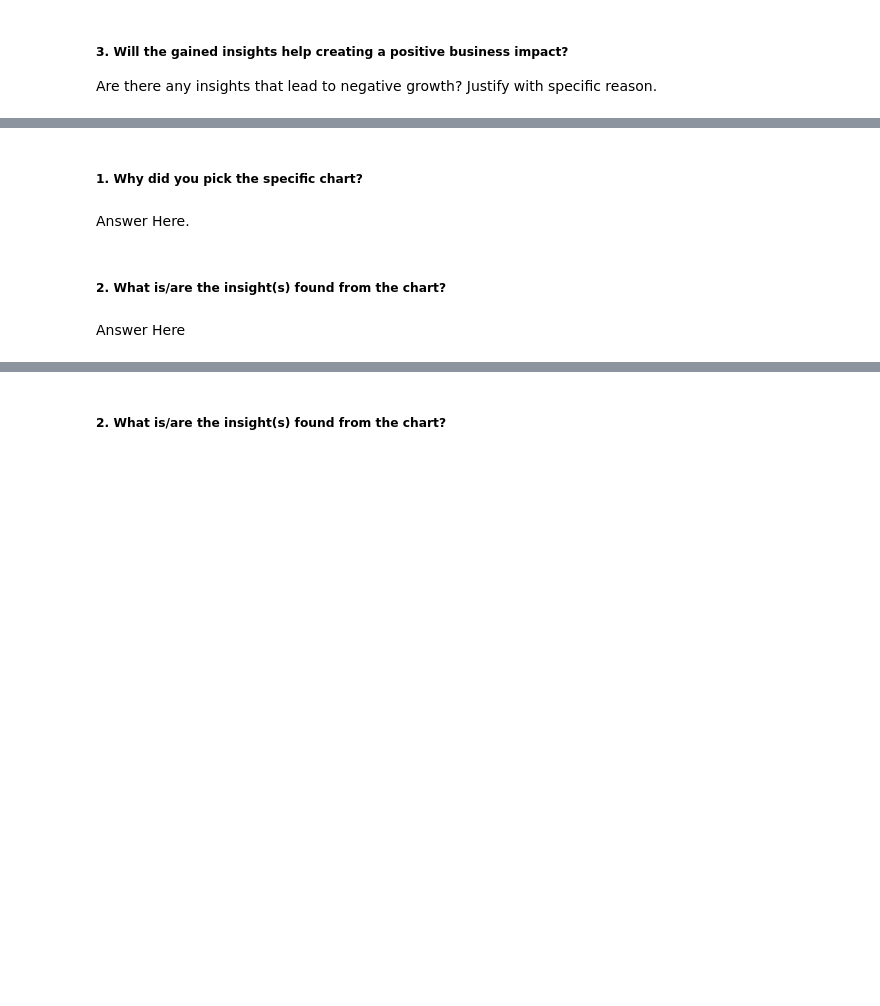
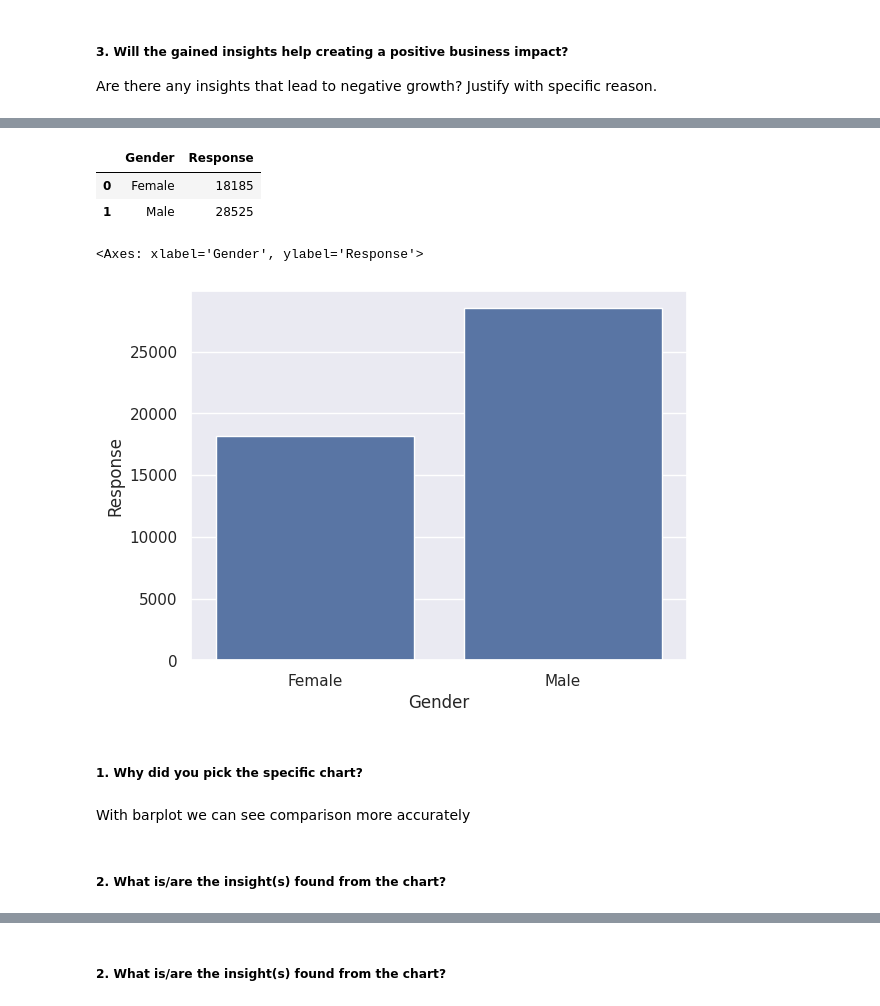
Before and after one commit to adityapatil4141/Health-Insurance-Cross-Sell-Prediction, a Jupyter notebook: Health_Insurance_Cross_Sell_Prediction.ipynb, the cells around one changed output, grey strips where cells are left out. Drawn from its saved outputs; the diff is of its cells as text; code cells hidden in the pictures; blank space fills up the shorter version.

```diff
--- a/Health_Insurance_Cross_Sell_Prediction.ipynb
+++ b/Health_Insurance_Cross_Sell_Prediction.ipynb
@@ -349,8 +605,19 @@ Answer Here
+# %%
+# Which gender is more interested in vehicle insurance
+gender_resp = df.groupby(df['Gender'])['Response'].sum().reset_index()
+gender_resp
+# %% [output]
+|  | Gender | Response |
+| 0 | Female | 18185 |
+| 1 | Male | 28525 |
+# %%
+sns.barplot(data=gender_resp,x='Gender',y='Response')
+# %% [output]
+<Axes: xlabel='Gender', ylabel='Response'>
+[figure, added]
 # %% [markdown]
 ##### 1. Why did you pick the specific chart?
-# %% [markdown]
-Answer Here.
+# %% [markdown]
+With barplot we can see comparison more accurately
 # %% [markdown]
 ##### 2. What is/are the insight(s) found from the chart?
-# %% [markdown]
-Answer Here
```
Also changed, not shown: parts of 205 cells of this notebook.
